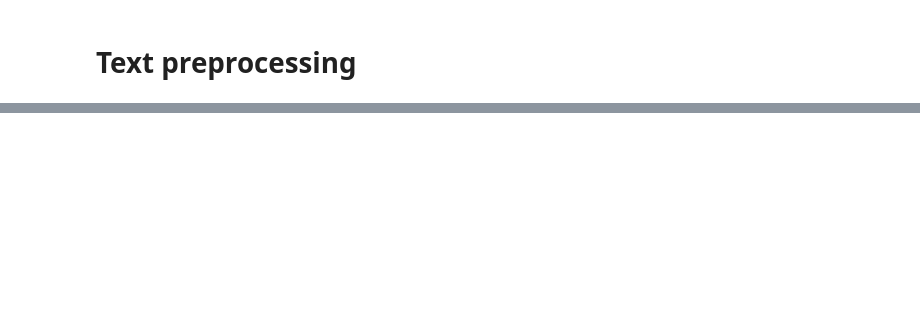
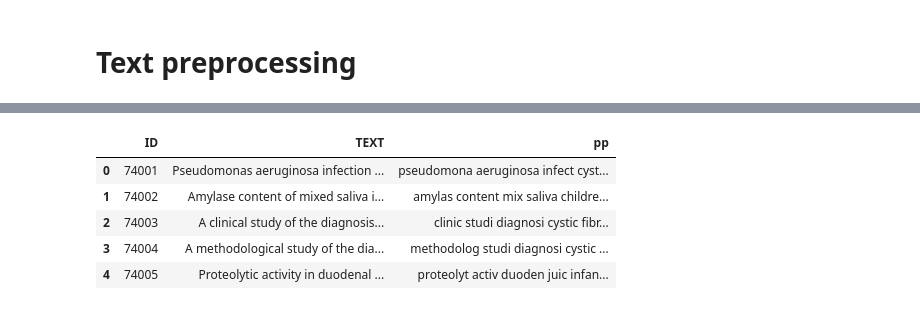
Before and after one commit to AnnaPaulaFigueiredo/INFORMATION-RETRIEVAL-TP1, a Jupyter notebook: code/analysis.ipynb, the cells around one changed output, grey strips where cells are left out. Saved outputs shown, nothing was run; the diff lists cells and outputs as text; code cells hidden in the pictures; blank space fills up the shorter version.

```diff
--- a/code/analysis.ipynb
+++ b/code/analysis.ipynb
@@ -63,5 +102,7 @@ for fn in fn_files:
 
     data_complete.update(data)
 
-data_complete
+df_data = pd.DataFrame(list(data_complete.items()), columns=['ID', 'TEXT'])
+
+df_data.head()
 # %% [output]
@@ -174,0 +267,8 @@ df_queries['QU_preprocessed'] = df_queries['QU'].progress_apply(lambda x: prepro
+# %%
+print(f"{'-'*50}Data: Document{'-'*50}")
+df_data_pp = df_data.copy()
+df_data_pp['pp'], pp_count_d= preprocess_english_text(df_data['TEXT'], pp_config, n_exemple=0)
+
+print(f"{'-'*50}Data: Queries{'-'*50}")
+df_query_pp = df_query.copy()
+df_query_pp['pp'], pp_count_q= preprocess_english_text(df_query['QU'], pp_config, n_exemple=0)
@@ -174,0 +370,9 @@ df_queries['QU_preprocessed'] = df_queries['QU'].progress_apply(lambda x: prepro
+# %%
+df_data_pp.head()
+# %% [output]
+|  | ID | TEXT | pp |
+| 0 | 74001 | Pseudomonas aeruginosa infection ... | pseudomona aeruginosa infect cyst... |
+| 1 | 74002 | Amylase content of mixed saliva i... | amylas content mix saliva childre... |
+| 2 | 74003 | A clinical study of the diagnosis... | clinic studi diagnosi cystic fibr... |
+| 3 | 74004 | A methodological study of the dia... | methodolog studi diagnosi cystic ... |
+| 4 | 74005 | Proteolytic activity in duodenal ... | proteolyt activ duoden juic infan... |
```
Also changed, not shown: parts of 23 cells of this notebook.
